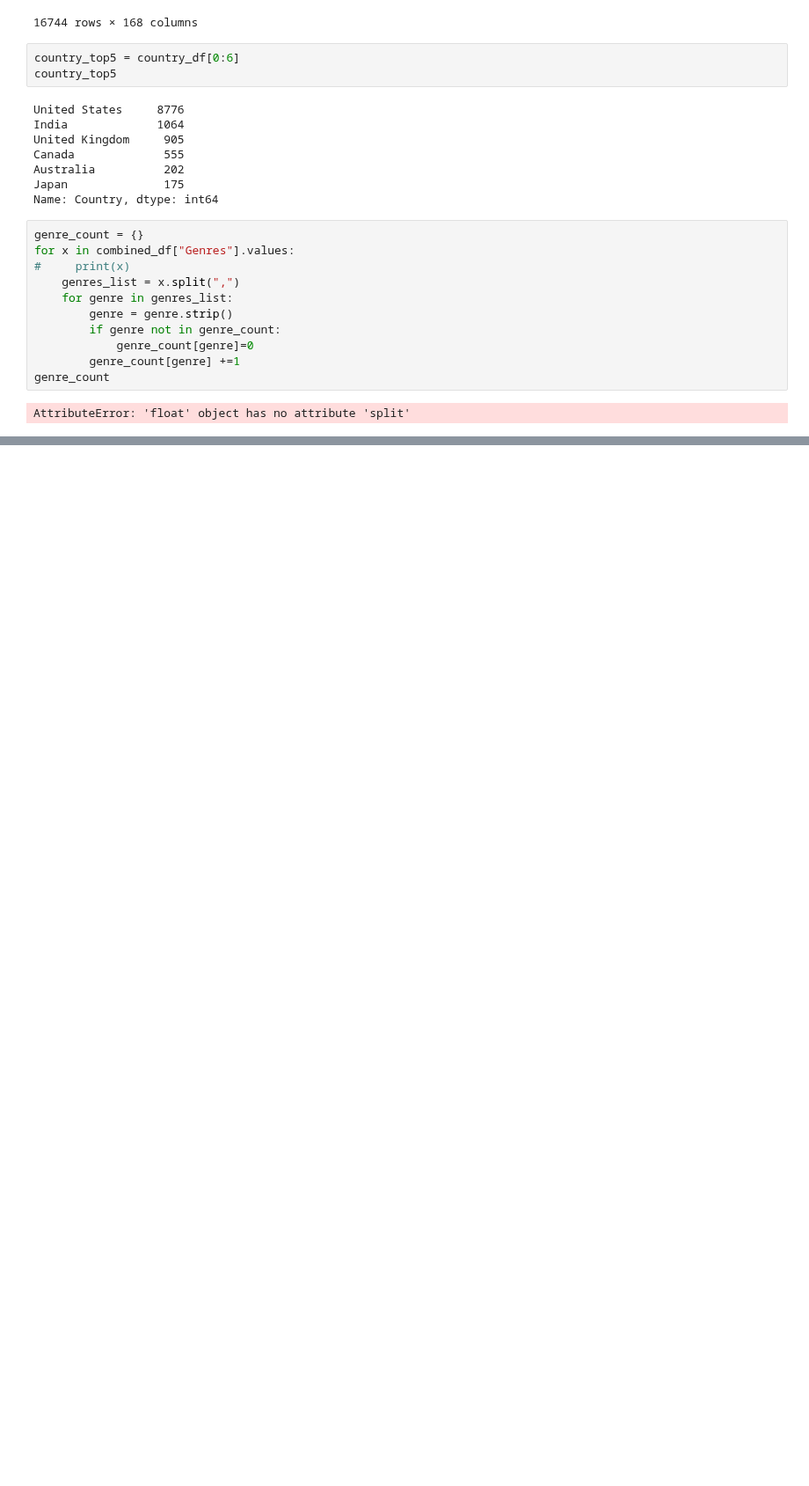
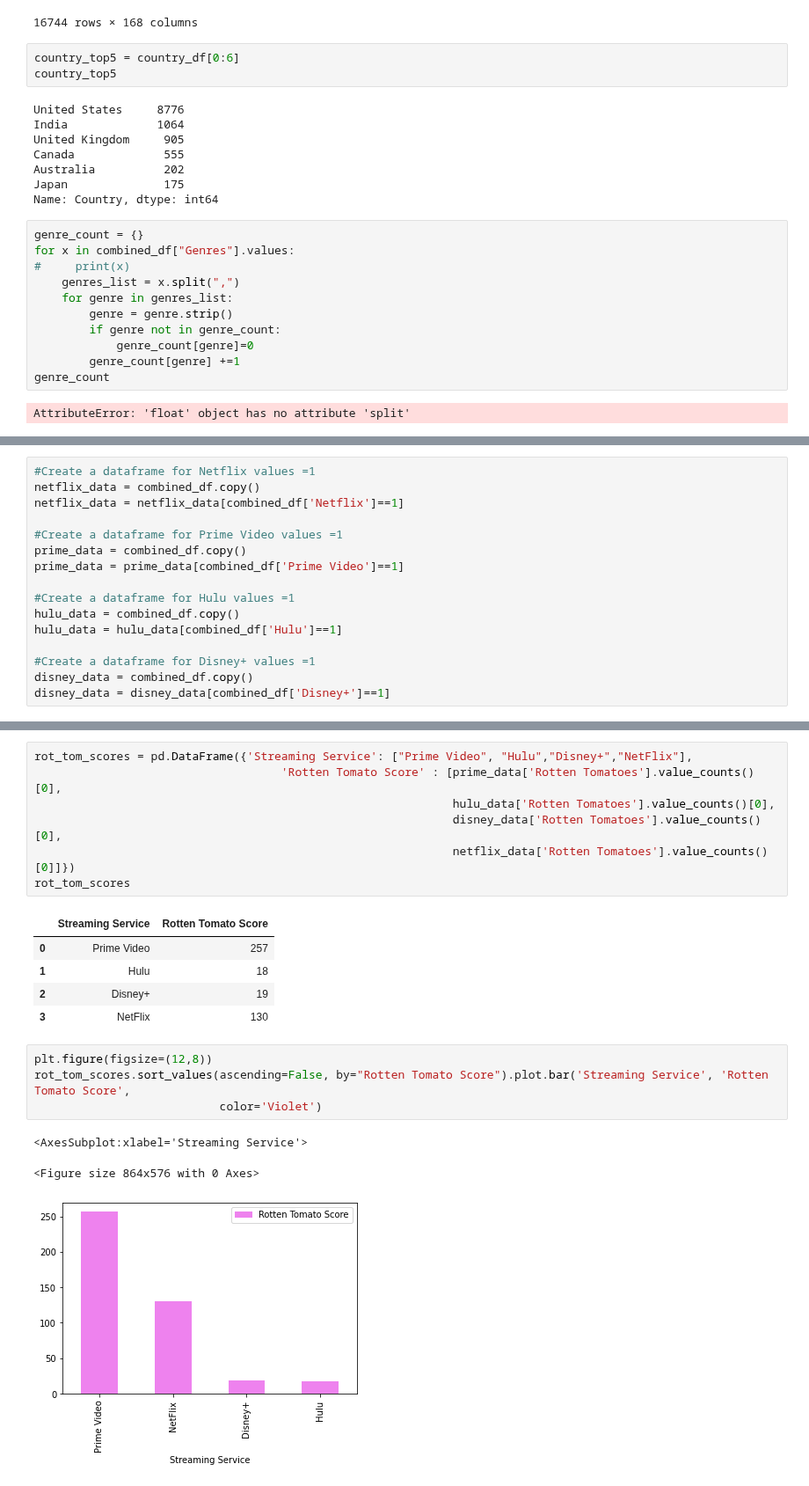
Before and after one commit to jacance/streaming-service-analysis, a Jupyter notebook: PrimeFlix_Tara.ipynb, the cells around one changed output, grey strips where cells are left out. Shown at 88% size. Cells and saved outputs as stored; diff of their text form; blank space fills up the shorter version.

```diff
--- a/PrimeFlix_Tara.ipynb
+++ b/PrimeFlix_Tara.ipynb
@@ -470,0 +445,16 @@ US_df
+# %%
+#Create a dataframe for Netflix values =1
+netflix_data = combined_df.copy()
+netflix_data = netflix_data[combined_df['Netflix']==1]
+
+#Create a dataframe for Prime Video values =1
+prime_data = combined_df.copy()
+prime_data = prime_data[combined_df['Prime Video']==1]
+
+#Create a dataframe for Hulu values =1
+hulu_data = combined_df.copy()
+hulu_data = hulu_data[combined_df['Hulu']==1]
+
+#Create a dataframe for Disney+ values =1
+disney_data = combined_df.copy()
+disney_data = disney_data[combined_df['Disney+']==1]
@@ -470,0 +508,21 @@ US_df
+# %%
+rot_tom_scores = pd.DataFrame({'Streaming Service': ["Prime Video", "Hulu","Disney+","NetFlix"],
+                                    'Rotten Tomato Score' : [prime_data['Rotten Tomatoes'].value_counts()[0],
+                                                             hulu_data['Rotten Tomatoes'].value_counts()[0],
+                                                             disney_data['Rotten Tomatoes'].value_counts()[0],
+                                                             netflix_data['Rotten Tomatoes'].value_counts()[0]]})
+rot_tom_scores
+# %% [output]
+|  | Streaming Service | Rotten Tomato Score |
+| 0 | Prime Video | 257 |
+| 1 | Hulu | 18 |
+| 2 | Disney+ | 19 |
+| 3 | NetFlix | 130 |
+# %%
+plt.figure(figsize=(12,8))
+rot_tom_scores.sort_values(ascending=False, by="Rotten Tomato Score").plot.bar('Streaming Service', 'Rotten Tomato Score',
+                           color='Violet')
+# %% [output]
+<AxesSubplot:xlabel='Streaming Service'>
+<Figure size 864x576 with 0 Axes>
+[figure, added]
```
Also changed, not shown: parts of 13 cells of this notebook.
